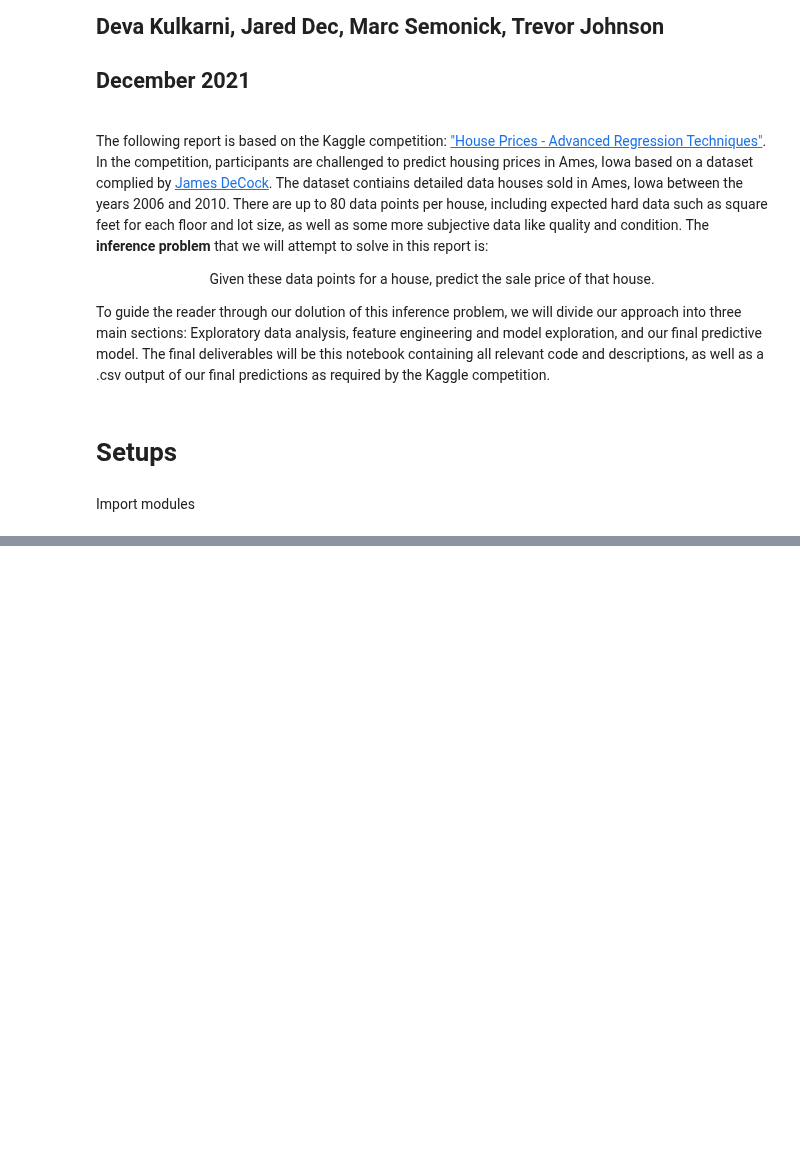
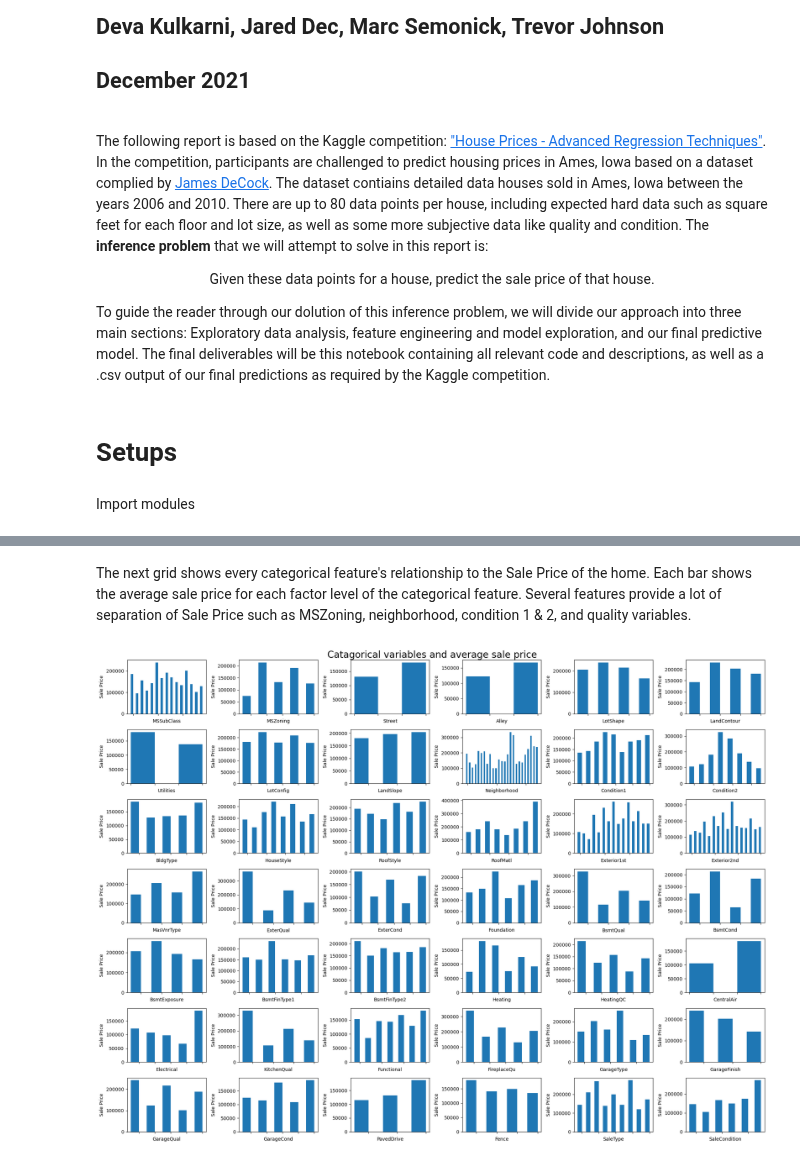
Before and after one commit to trevor-johnson1/w207_finalproject, a Jupyter notebook: final_report/final_report.ipynb, the cells around one changed output, grey strips where cells are left out. Cells and saved outputs as stored; diff of their text form; code cells hidden in the pictures; blank space fills up the shorter version.

```diff
--- a/final_report/final_report.ipynb
+++ b/final_report/final_report.ipynb
@@ -57,0 +181,45 @@ sample = pd.read_csv("../../housing_data/sample_submission.csv")
+# %% [markdown]
+The next grid shows every categorical feature's relationship to the Sale Price of the home. Each bar shows the average sale price for each factor level of the categorical feature. Several features provide a lot of separation of Sale Price such as MSZoning, neighborhood, condition 1 & 2, and quality variables.
+# %%
+# categorical exploration
+cat_vars = pd.concat([plot_df.select_dtypes("object"), train.SalePrice], axis = 1)
+n_cols = cat_vars.shape[1]
+
+# plots
+num_row = 7
+num_col = 6
+fig, ax = plt.subplots(num_row, num_col, figsize = (20, 15))
+
+count_k = 0
+for i in range(num_row):
+    for j in range(num_col):
+
+        # each df
+        var_i = cat_vars.columns[count_k]
+
+        if var_i == "SalePrice":
+            pass
+        else:
+
+            df_i = pd.DataFrame(cat_vars.groupby(var_i)['SalePrice'].mean())
+            df_i.reset_index(inplace = True)
+
+            # create plot i
+            x = np.arange(df_i.shape[0])
+            width = .5
+
+            # set the bars
+            ax[i][j].bar(x - width / 2, df_i.SalePrice, width, label = "x")
+            ax[i][j].set_xlabel(var_i)
+            ax[i][j].set_ylabel("Sale Price")
+            #ax[i][j].set_xticklabels(df_i[var_i], rotation = 90)
+            ax[i][j].set_xticklabels("")
+
+            count_k += 1
+
+fig.suptitle("Catagorical variables and average sale price", size=20)
+fig.tight_layout()
+
+print("")
+# %% [output]
+[figure, added]
```
Also changed, not shown: parts of 12 cells of this notebook.
